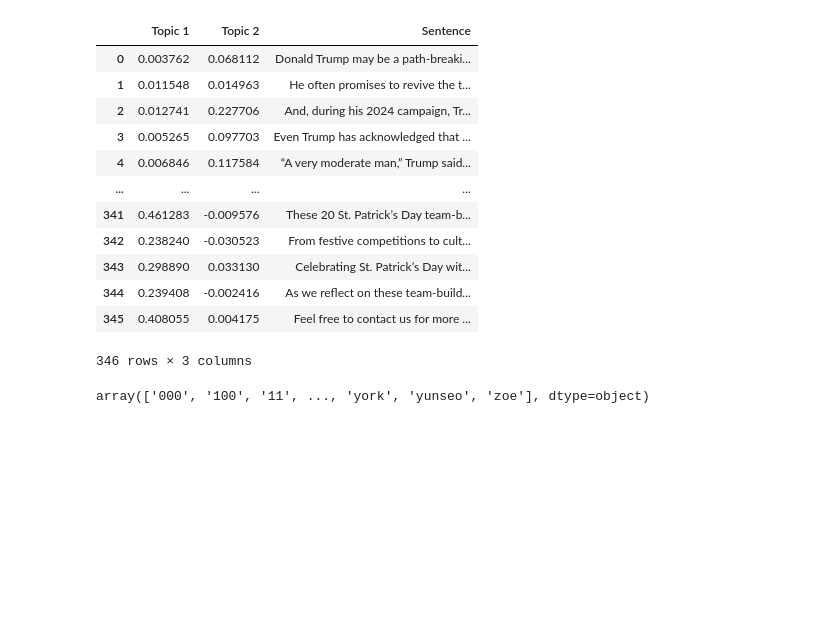
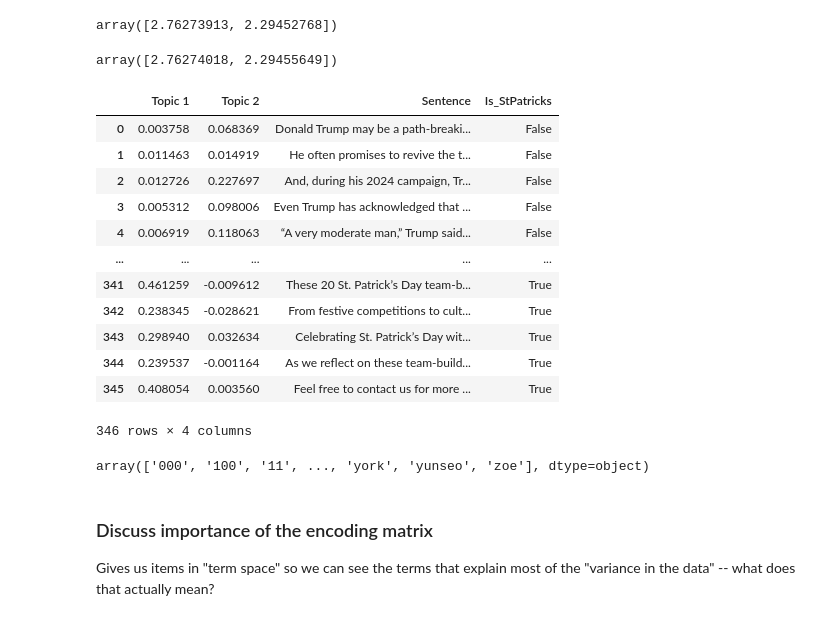
Before and after one commit to zaynpatel/LTA2061, a Jupyter notebook: PracticeLSA2.ipynb, the cells around one changed output. Saved outputs shown, nothing was run; the diff lists cells and outputs as text; code cells hidden in the pictures; blank space fills up the shorter version.

```diff
--- a/PracticeLSA2.ipynb
+++ b/PracticeLSA2.ipynb
@@ -127,27 +177,39 @@ array([2.76274018, 2.29455651])
+# %%
+two_svd.singular_values_
+# %% [output]
+array([2.76273913, 2.29452768])
+# %%
+hundred_svd.singular_values_[:2]
+# %% [output]
+array([2.76274018, 2.29455649])
 # %%
 topic_encoded_df = pd.DataFrame(two_lsa, columns = ['Topic 1', 'Topic 2'])
 topic_encoded_df['Sentence'] = concat_df.Sentence
-# Is there a way to combine this?
+topic_encoded_df['Is_StPatricks'] = (concat_df.Title == "20 Best St. Patrick’s Day Team Building Activities for Work")
 display(topic_encoded_df)
 # %% [output]
-|  | Topic 1 | Topic 2 | Sentence |
-| 0 | 0.003762 | 0.068112 | Donald Trump may be a path-breaki... |
-| 1 | 0.011548 | 0.014963 | He often promises to revive the t... |
-| 2 | 0.012741 | 0.227706 | And, during his 2024 campaign, Tr... |
-| 3 | 0.005265 | 0.097703 | Even Trump has acknowledged that ... |
-| 4 | 0.006846 | 0.117584 | “A very moderate man,” Trump said... |
-| ... | ... | ... | ... |
-| 341 | 0.461283 | -0.009576 | These 20 St. Patrick’s Day team-b... |
-| 342 | 0.238240 | -0.030523 | From festive competitions to cult... |
-| 343 | 0.298890 | 0.033130 | Celebrating St. Patrick’s Day wit... |
-| 344 | 0.239408 | -0.002416 | As we reflect on these team-build... |
-| 345 | 0.408055 | 0.004175 | Feel free to contact us for more ... |
+|  | Topic 1 | Topic 2 | Sentence | Is_StPatricks |
+| 0 | 0.003758 | 0.068369 | Donald Trump may be a path-breaki... | False |
+| 1 | 0.011463 | 0.014919 | He often promises to revive the t... | False |
+| 2 | 0.012726 | 0.227697 | And, during his 2024 campaign, Tr... | False |
+| 3 | 0.005312 | 0.098006 | Even Trump has acknowledged that ... | False |
+| 4 | 0.006919 | 0.118063 | “A very moderate man,” Trump said... | False |
+| ... | ... | ... | ... | ... |
+| 341 | 0.461259 | -0.009612 | These 20 St. Patrick’s Day team-b... | True |
+| 342 | 0.238345 | -0.028621 | From festive competitions to cult... | True |
+| 343 | 0.298940 | 0.032634 | Celebrating St. Patrick’s Day wit... | True |
+| 344 | 0.239537 | -0.001164 | As we reflect on these team-build... | True |
+| 345 | 0.408054 | 0.003560 | Feel free to contact us for more ... | True |
-346 rows × 3 columns
+346 rows × 4 columns
-# %%
-dictionary = vectorizer.get_feature_names_out()
-display(dictionary)
-# %% [output]
-array(['000', '100', '11', ..., 'york', 'yunseo', 'zoe'], dtype=object)
+# %%
+dictionary = vectorizer.get_feature_names_out()
+display(dictionary)
+# %% [output]
+array(['000', '100', '11', ..., 'york', 'yunseo', 'zoe'], dtype=object)
+# %% [markdown]
+### Discuss importance of the encoding matrix
+
+Gives us items in "term space" so we can see the terms that explain most of the "variance in the data" -- what does that actually mean?
 # %%
 encoding_matrix = pd.DataFrame(two_svd.components_, index = ['topic_1', 'topic_2']).T
 
```
Also changed, not shown: parts of 24 cells of this notebook, 3 other files.
